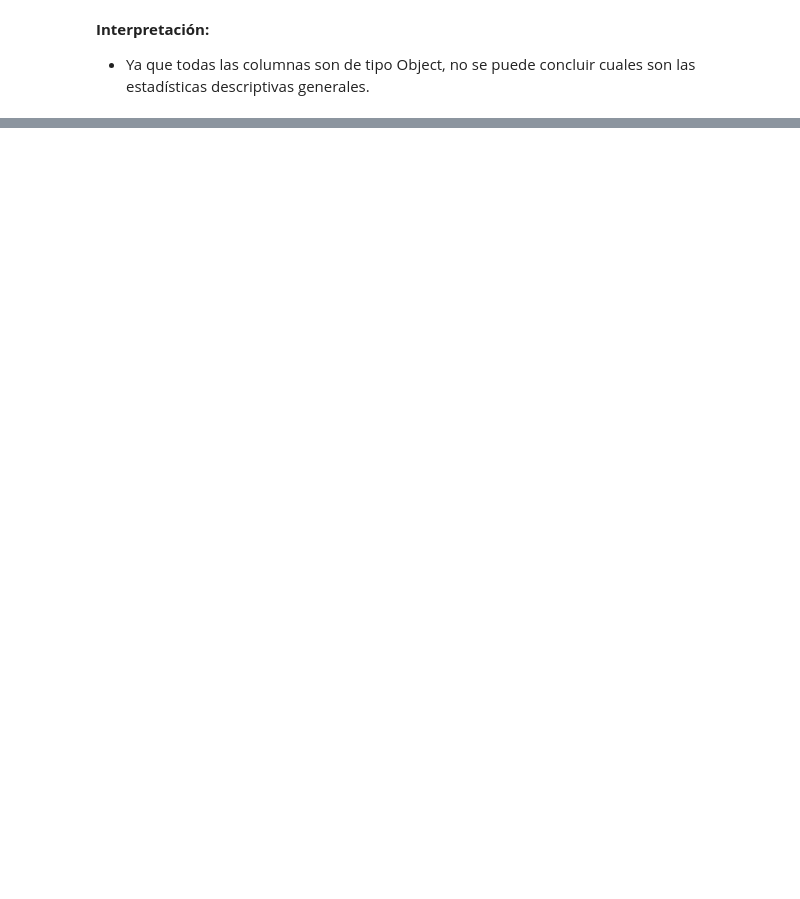
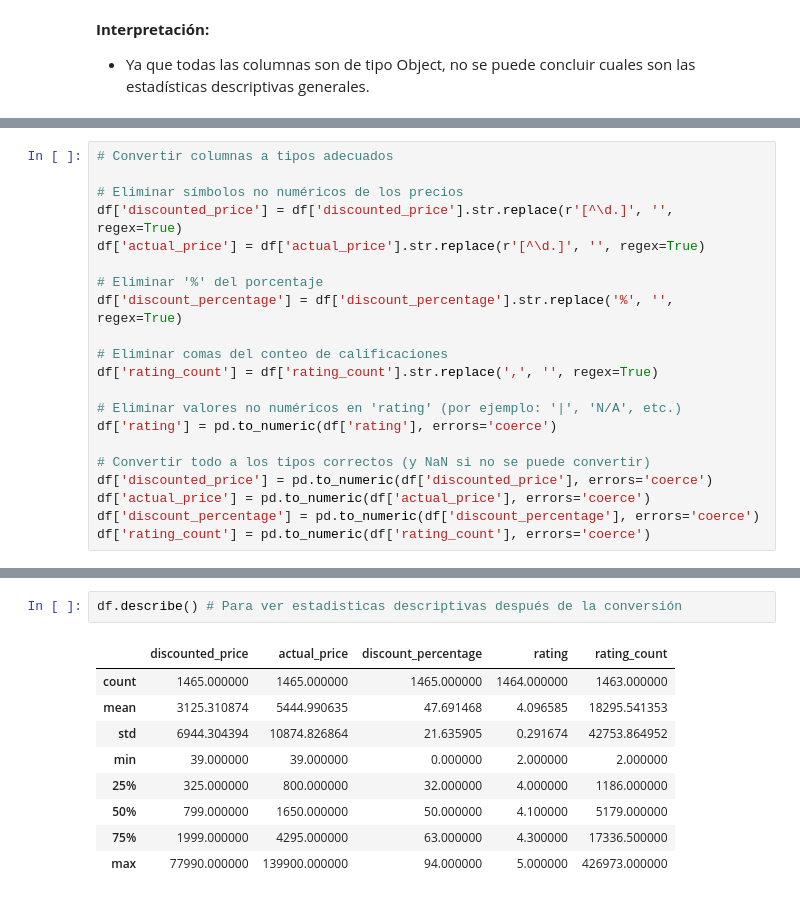
Before and after one commit to Dilmer-Rojas/Amazon_Sales, a Jupyter notebook: notebooks/Data_Cleaning_Python.ipynb, the cells around one changed output, grey strips where cells are left out. Cells and saved outputs as stored; diff of their text form; blank space fills up the shorter version.

```diff
--- a/notebooks/Data_Cleaning_Python.ipynb
+++ b/notebooks/Data_Cleaning_Python.ipynb
@@ -80,0 +173,21 @@ Estadísticas descriptivas:
+# %%
+# Convertir columnas a tipos adecuados
+
+# Eliminar símbolos no numéricos de los precios
+df['discounted_price'] = df['discounted_price'].str.replace(r'[^\d.]', '', regex=True)
+df['actual_price'] = df['actual_price'].str.replace(r'[^\d.]', '', regex=True)
+
+# Eliminar '%' del porcentaje
+df['discount_percentage'] = df['discount_percentage'].str.replace('%', '', regex=True)
+
+# Eliminar comas del conteo de calificaciones
+df['rating_count'] = df['rating_count'].str.replace(',', '', regex=True)
+
+# Eliminar valores no numéricos en 'rating' (por ejemplo: '|', 'N/A', etc.)
+df['rating'] = pd.to_numeric(df['rating'], errors='coerce')
+
+# Convertir todo a los tipos correctos (y NaN si no se puede convertir)
+df['discounted_price'] = pd.to_numeric(df['discounted_price'], errors='coerce')
+df['actual_price'] = pd.to_numeric(df['actual_price'], errors='coerce')
+df['discount_percentage'] = pd.to_numeric(df['discount_percentage'], errors='coerce')
+df['rating_count'] = pd.to_numeric(df['rating_count'], errors='coerce')
@@ -80,0 +217,12 @@ Estadísticas descriptivas:
+# %%
+df.describe() # Para ver estadisticas descriptivas después de la conversión
+# %% [output]
+|  | discounted_price | actual_price | discount_percentage | rating | rating_count |
+| count | 1465.000000 | 1465.000000 | 1465.000000 | 1464.000000 | 1463.000000 |
+| mean | 3125.310874 | 5444.990635 | 47.691468 | 4.096585 | 18295.541353 |
+| std | 6944.304394 | 10874.826864 | 21.635905 | 0.291674 | 42753.864952 |
+| min | 39.000000 | 39.000000 | 0.000000 | 2.000000 | 2.000000 |
+| 25% | 325.000000 | 800.000000 | 32.000000 | 4.000000 | 1186.000000 |
+| 50% | 799.000000 | 1650.000000 | 50.000000 | 4.100000 | 5179.000000 |
+| 75% | 1999.000000 | 4295.000000 | 63.000000 | 4.300000 | 17336.500000 |
+| max | 77990.000000 | 139900.000000 | 94.000000 | 5.000000 | 426973.000000 |
```
Also changed, not shown: parts of 10 cells of this notebook, 1 other file.
